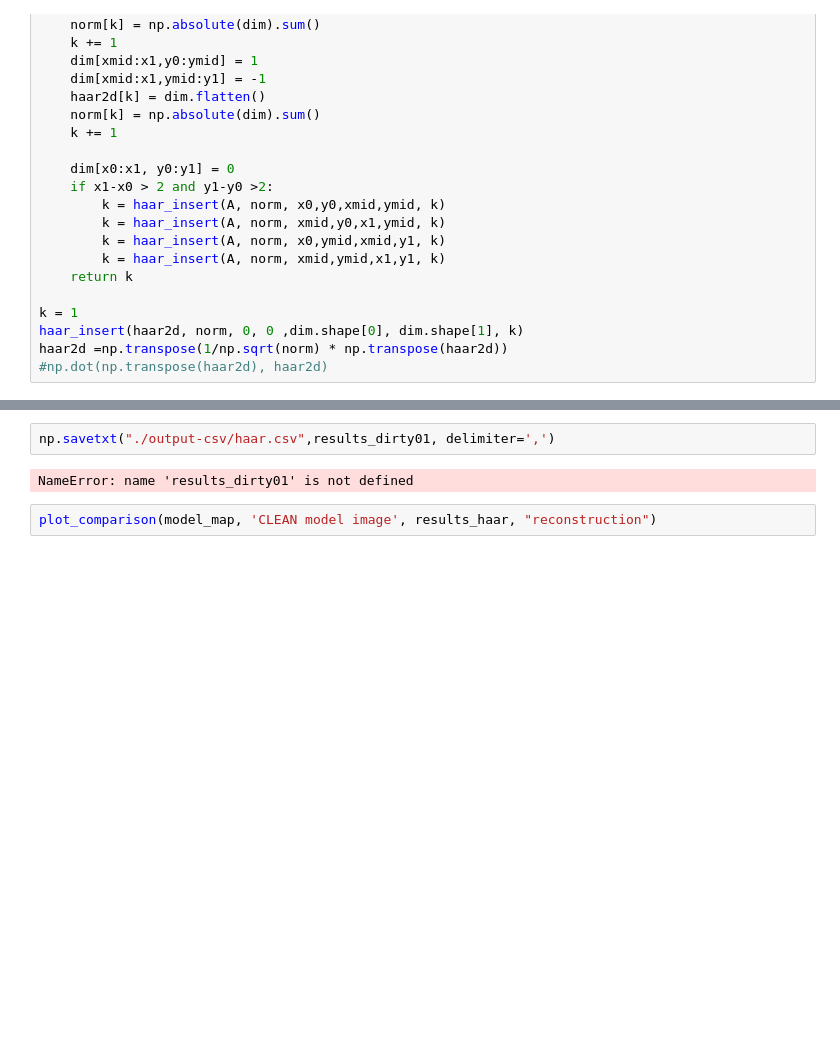
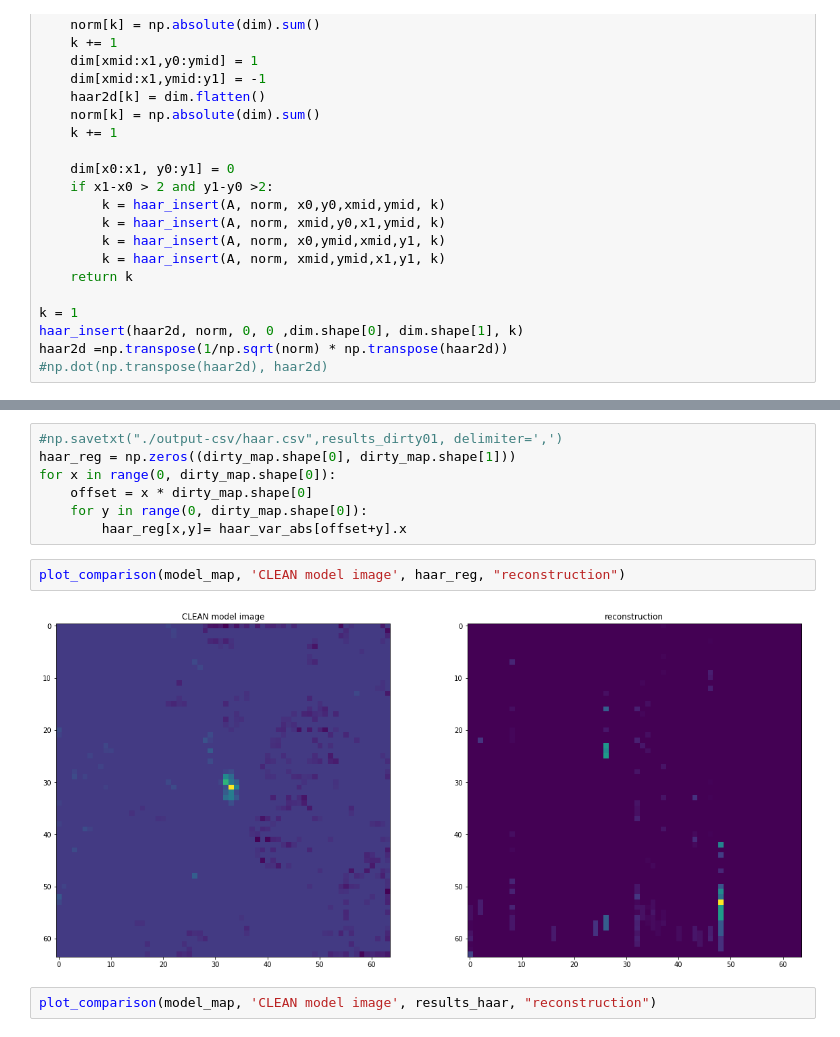
Before and after one commit to lord-blueberry/p7-cs, a Jupyter notebook: sandbox/00-cs-dirty.ipynb, the cells around one changed output, grey strips where cells are left out. Saved outputs shown, nothing was run; the diff lists cells and outputs as text; blank space fills up the shorter version.

```diff
--- a/sandbox/00-cs-dirty.ipynb
+++ b/sandbox/00-cs-dirty.ipynb
@@ -462,10 +454,17 @@ Solution count 1: 60818.2
 
 Optimal solution found (tolerance 1.00e-04)
 Best objective 6.081822999193e+04, best bound 6.081822999193e+04, gap 0.0000%
-# %%
-np.savetxt("./output-csv/haar.csv",results_dirty01, delimiter=',')
-# %% [output]
-NameError: name 'results_dirty01' is not defined
+# %%
+#np.savetxt("./output-csv/haar.csv",results_dirty01, delimiter=',')
+haar_reg = np.zeros((dirty_map.shape[0], dirty_map.shape[1]))
+for x in range(0, dirty_map.shape[0]):
+    offset = x * dirty_map.shape[0]
+    for y in range(0, dirty_map.shape[0]):
+        haar_reg[x,y]= haar_var_abs[offset+y].x
+# %%
+plot_comparison(model_map, 'CLEAN model image', haar_reg, "reconstruction")
+# %% [output]
+[figure, added]
 # %%
 plot_comparison(model_map, 'CLEAN model image', results_haar, "reconstruction")
 # %% [output]
```
Also changed, not shown: parts of 48 cells of this notebook, 13 other files.
